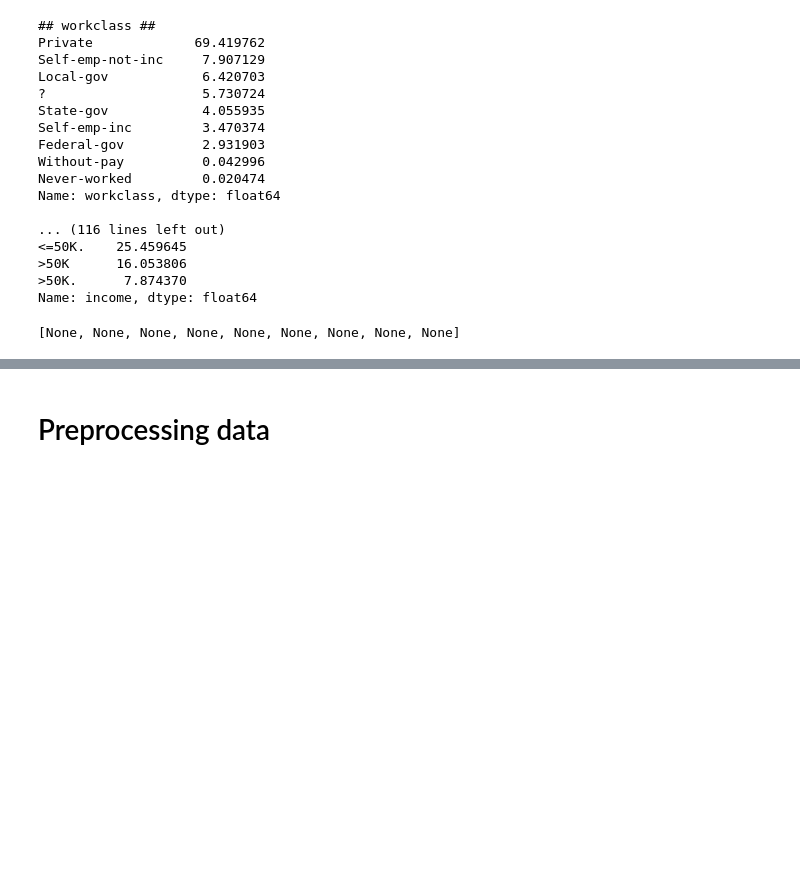
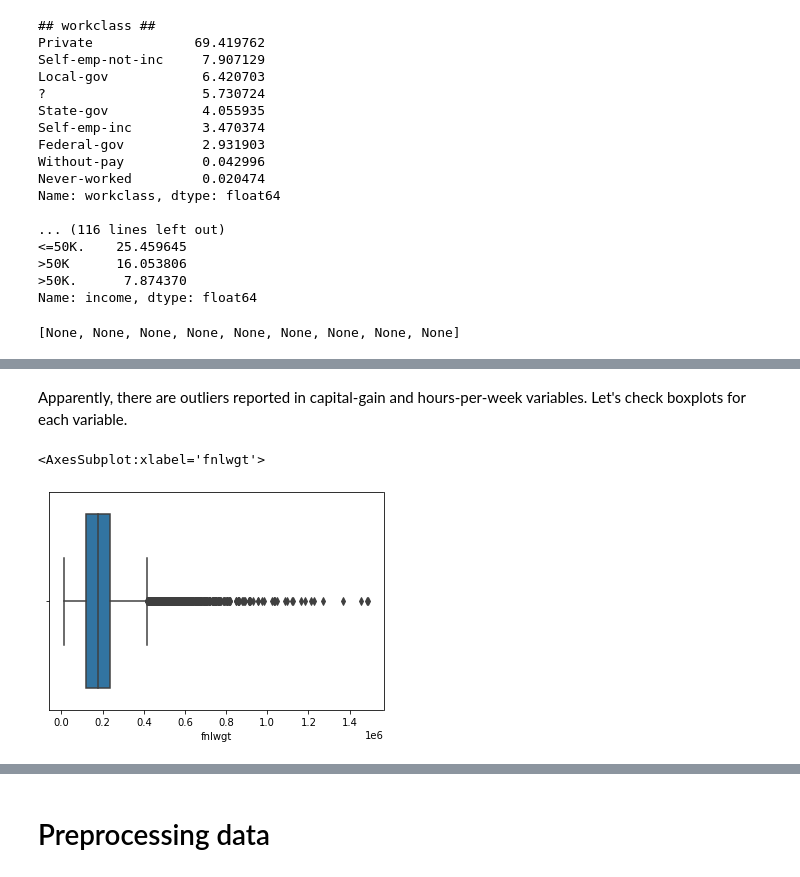
Before and after one commit to CatarinaGomes/PCS5024, a Jupyter notebook: project_01/uci-adult-repository.ipynb, the cells around one changed output, grey strips where cells are left out. Drawn from its saved outputs; the diff is of its cells as text; code cells hidden in the pictures; blank space fills up the shorter version.

```diff
--- a/project_01/uci-adult-repository.ipynb
+++ b/project_01/uci-adult-repository.ipynb
@@ -167,0 +189,7 @@ dtype: bool
+# %% [markdown]
+Apparently, there are outliers reported in capital-gain and hours-per-week variables. Let's check boxplots for each variable.
+# %%
+sns.boxplot(x=df['fnlwgt']) # Requires outlier removal by z-scores
+# %% [output]
+<AxesSubplot:xlabel='fnlwgt'>
+[figure, added]
```
Also changed, not shown: parts of 19 cells of this notebook.
